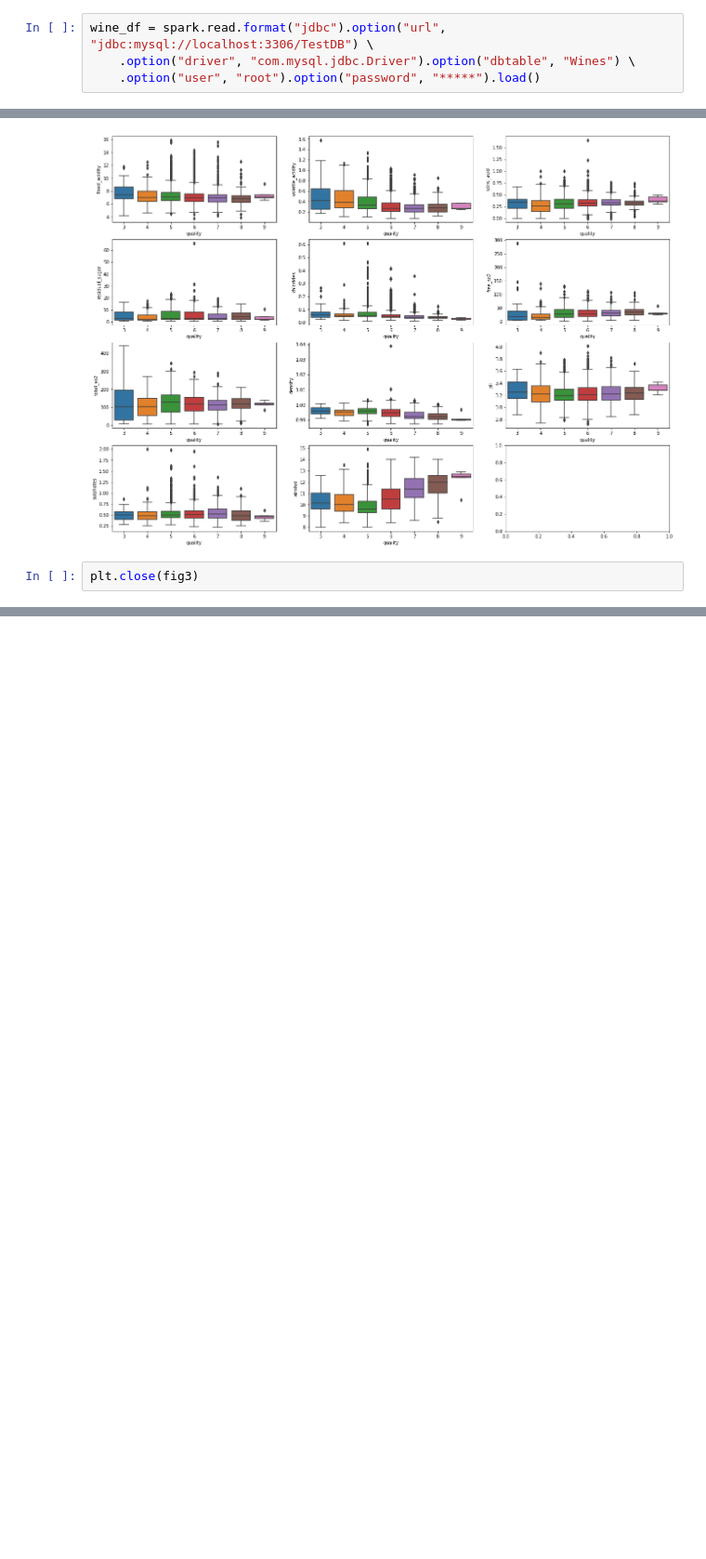
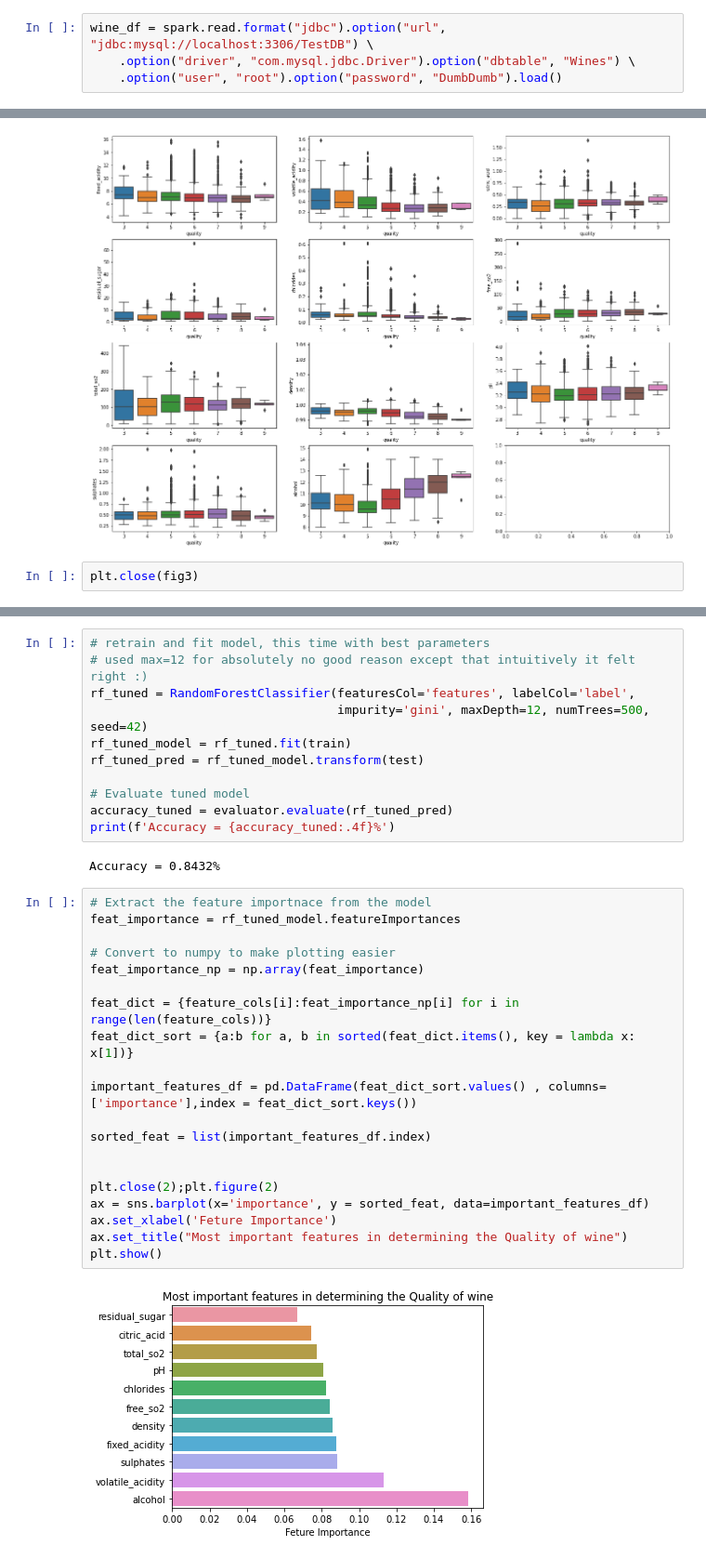
Before and after one commit to phat-pandah/Pyspark-ETL-Tutorial, a Jupyter notebook: ETL.ipynb, the cells around one changed output, grey strips where cells are left out. Shown at 93% size. Cells and saved outputs as stored; diff of their text form; blank space fills up the shorter version.

```diff
--- a/ETL.ipynb
+++ b/ETL.ipynb
@@ -252,7 +270,7 @@ findspark.add_packages('mysql:mysql-connector-java:8.0.11')
 # %%
 wine_df = spark.read.format("jdbc").option("url", "jdbc:mysql://localhost:3306/TestDB") \
     .option("driver", "com.mysql.jdbc.Driver").option("dbtable", "Wines") \
-    .option("user", "root").option("password", "*****").load()
+    .option("user", "root").option("password", "DumbDumb").load()
 # %%
 # explore a bit :)
 # SHow first 5 rows of dataframe
@@ -518,0 +544,35 @@ Accuracy = 0.5091%
+# %%
+# retrain and fit model, this time with best parameters
+# used max=12 for absolutely no good reason except that intuitively it felt right :)
+rf_tuned = RandomForestClassifier(featuresCol='features', labelCol='label',
+                                  impurity='gini', maxDepth=12, numTrees=500, seed=42)
+rf_tuned_model = rf_tuned.fit(train)
+rf_tuned_pred = rf_tuned_model.transform(test)
+
+# Evaluate tuned model
+accuracy_tuned = evaluator.evaluate(rf_tuned_pred)
+print(f'Accuracy = {accuracy_tuned:.4f}%')
+# %% [output]
+Accuracy = 0.8432%
+# %%
+# Extract the feature importnace from the model
+feat_importance = rf_tuned_model.featureImportances
+
+# Convert to numpy to make plotting easier
+feat_importance_np = np.array(feat_importance)
+
+feat_dict = {feature_cols[i]:feat_importance_np[i] for i in range(len(feature_cols))}
+feat_dict_sort = {a:b for a, b in sorted(feat_dict.items(), key = lambda x: x[1])}
+
+important_features_df = pd.DataFrame(feat_dict_sort.values() , columns=['importance'],index = feat_dict_sort.keys())
+
+sorted_feat = list(important_features_df.index)
+
+
+plt.close(2);plt.figure(2)
+ax = sns.barplot(x='importance', y = sorted_feat, data=important_features_df)
+ax.set_xlabel('Feture Importance')
+ax.set_title("Most important features in determining the Quality of wine")
+plt.show()
+# %% [output]
+[figure, added]
```
Also changed, not shown: parts of 16 cells of this notebook, 2 other files.
